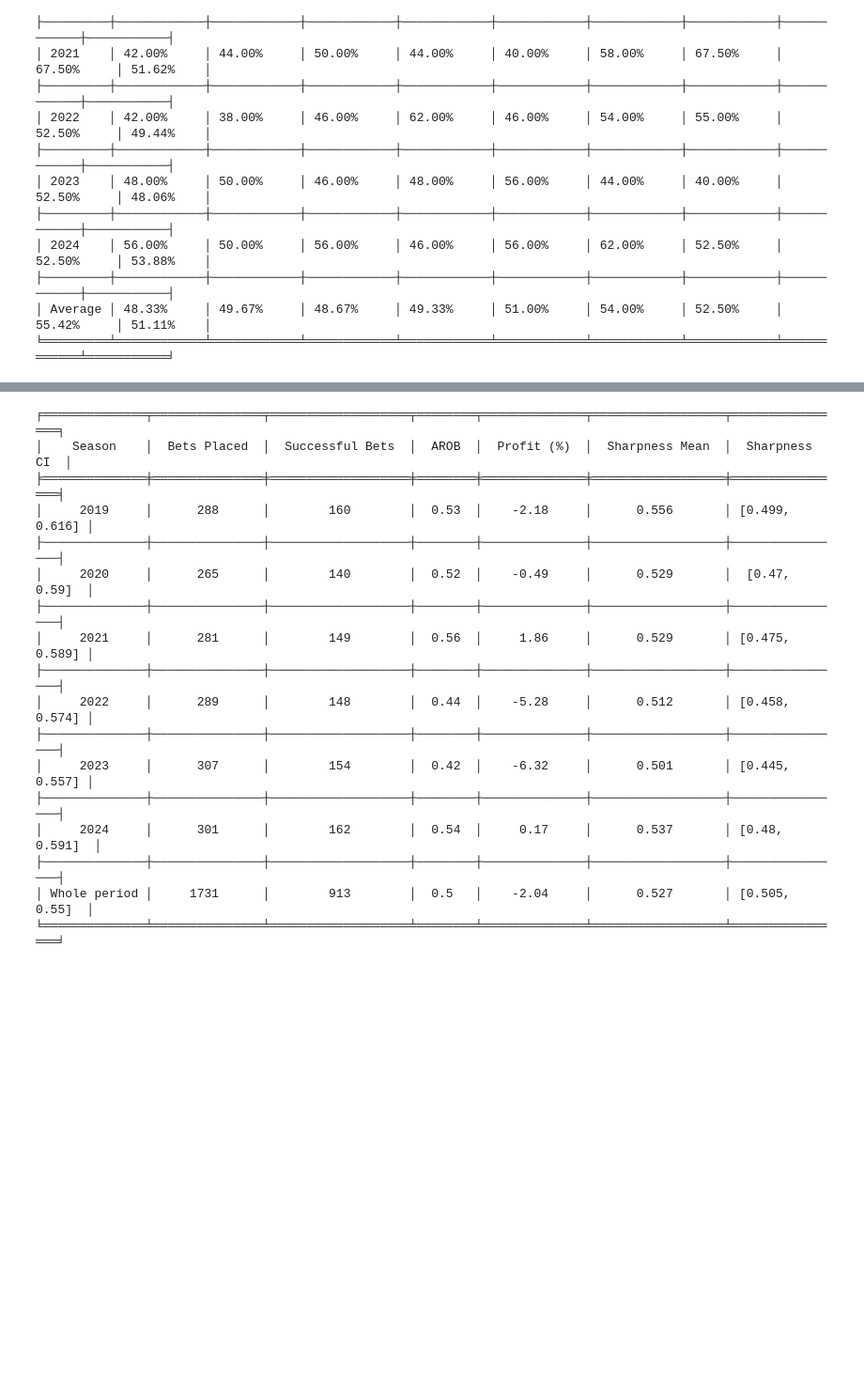
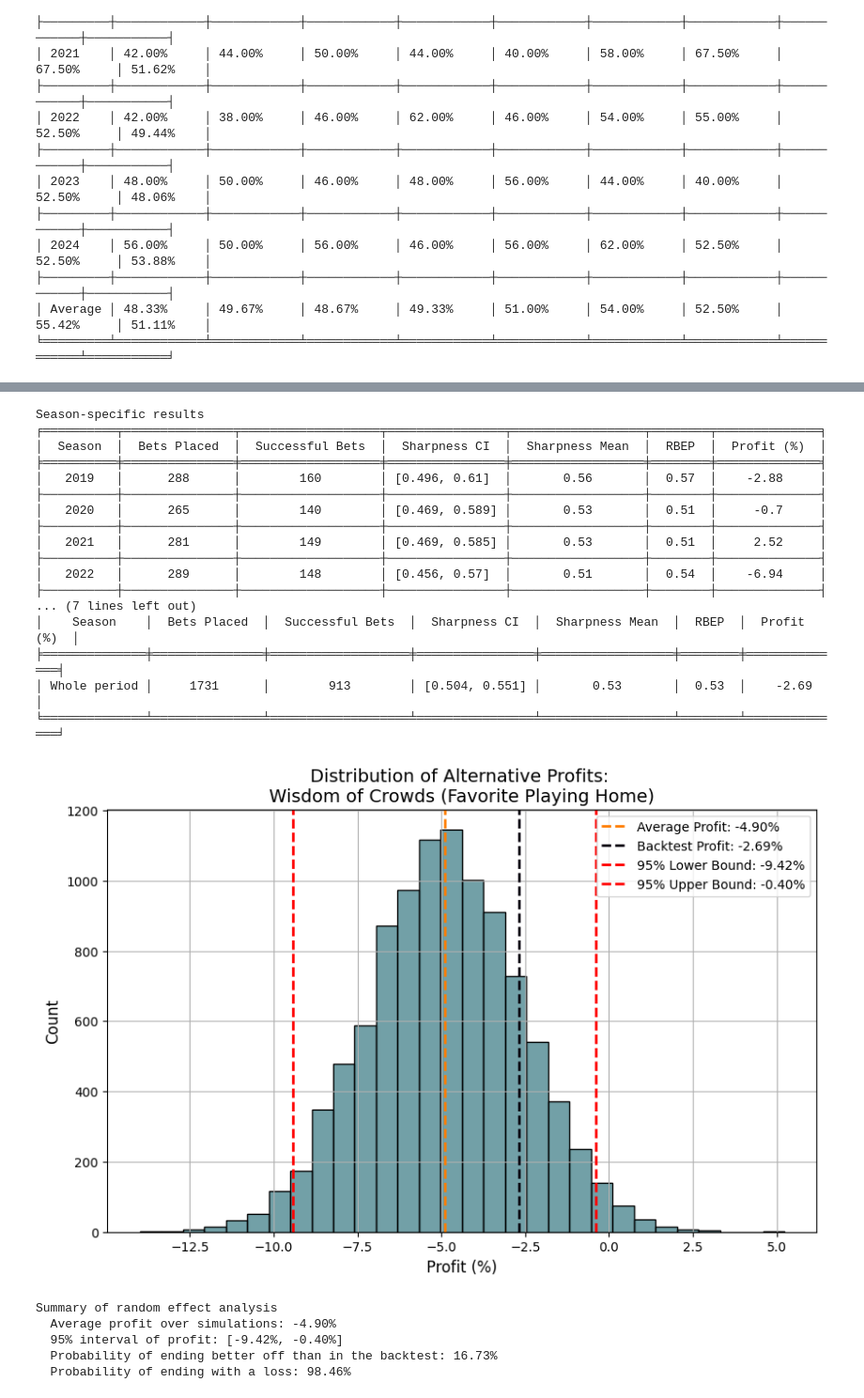
Before and after one commit to FelipeBandeira/capstone, a Jupyter notebook: 3. Wisdom of the crowds.ipynb, the cells around one changed output, grey strips where cells are left out. Shown: that part at 94% size. Saved outputs shown, nothing was run; the diff lists cells and outputs as text; code cells hidden in the pictures; blank space fills up the shorter version.

```diff
--- a/3. Wisdom of the crowds.ipynb
+++ b/3. Wisdom of the crowds.ipynb
@@ -606,21 +513,27 @@ def run_constrained_wisdom_of_crowds(df, seasons, category, placement):
 # %%
 seasons = [2019, 2020, 2021, 2022, 2023, 2024]
-run_constrained_wisdom_of_crowds(df, seasons, 'Fav', 'H')
+_ = bet_constrained_wisdom_of_crowds(df, seasons, 'Fav', 'H', "\nWisdom of Crowds (Favorite Playing Home)")
 # %% [output]
-╒══════════════╤═══════════════╤═══════════════════╤════════╤══════════════╤══════════════════╤════════════════╕
-│    Season    │  Bets Placed  │  Successful Bets  │  AROB  │  Profit (%)  │  Sharpness Mean  │  Sharpness CI  │
-╞══════════════╪═══════════════╪═══════════════════╪════════╪══════════════╪══════════════════╪════════════════╡
-│     2019     │      288      │        160        │  0.53  │    -2.18     │      0.556       │ [0.499, 0.616] │
-├──────────────┼───────────────┼───────────────────┼────────┼──────────────┼──────────────────┼────────────────┤
-│     2020     │      265      │        140        │  0.52  │    -0.49     │      0.529       │  [0.47, 0.59]  │
-├──────────────┼───────────────┼───────────────────┼────────┼──────────────┼──────────────────┼────────────────┤
-│     2021     │      281      │        149        │  0.56  │     1.86     │      0.529       │ [0.475, 0.589] │
-├──────────────┼───────────────┼───────────────────┼────────┼──────────────┼──────────────────┼────────────────┤
-│     2022     │      289      │        148        │  0.44  │    -5.28     │      0.512       │ [0.458, 0.574] │
-├──────────────┼───────────────┼───────────────────┼────────┼──────────────┼──────────────────┼────────────────┤
-│     2023     │      307      │        154        │  0.42  │    -6.32     │      0.501       │ [0.445, 0.557] │
-├──────────────┼───────────────┼───────────────────┼────────┼──────────────┼──────────────────┼────────────────┤
-│     2024     │      301      │        162        │  0.54  │     0.17     │      0.537       │ [0.48, 0.591]  │
-├──────────────┼───────────────┼───────────────────┼────────┼──────────────┼──────────────────┼────────────────┤
-│ Whole period │     1731      │        913        │  0.5   │    -2.04     │      0.527       │ [0.505, 0.55]  │
-╘══════════════╧═══════════════╧═══════════════════╧════════╧══════════════╧══════════════════╧════════════════╛
+Season-specific results
+╒══════════╤═══════════════╤═══════════════════╤════════════════╤══════════════════╤════════╤══════════════╕
+│  Season  │  Bets Placed  │  Successful Bets  │  Sharpness CI  │  Sharpness Mean  │  RBEP  │  Profit (%)  │
+╞══════════╪═══════════════╪═══════════════════╪════════════════╪══════════════════╪════════╪══════════════╡
+│   2019   │      288      │        160        │ [0.496, 0.61]  │       0.56       │  0.57  │    -2.88     │
+├──────────┼───────────────┼───────────────────┼────────────────┼──────────────────┼────────┼──────────────┤
+│   2020   │      265      │        140        │ [0.469, 0.589] │       0.53       │  0.51  │     -0.7     │
+├──────────┼───────────────┼───────────────────┼────────────────┼──────────────────┼────────┼──────────────┤
+│   2021   │      281      │        149        │ [0.469, 0.585] │       0.53       │  0.51  │     2.52     │
+├──────────┼───────────────┼───────────────────┼────────────────┼──────────────────┼────────┼──────────────┤
+│   2022   │      289      │        148        │ [0.456, 0.57]  │       0.51       │  0.54  │    -6.94     │
+├──────────┼───────────────┼───────────────────┼────────────────┼──────────────────┼────────┼──────────────┤
+... (7 lines left out)
+│    Season    │  Bets Placed  │  Successful Bets  │  Sharpness CI  │  Sharpness Mean  │  RBEP  │  Profit (%)  │
+╞══════════════╪═══════════════╪═══════════════════╪════════════════╪══════════════════╪════════╪══════════════╡
+│ Whole period │     1731      │        913        │ [0.504, 0.551] │       0.53       │  0.53  │    -2.69     │
+╘══════════════╧═══════════════╧═══════════════════╧════════════════╧══════════════════╧════════╧══════════════╛
+[figure, added]
+Summary of random effect analysis
+  Average profit over simulations: -4.90%
+  95% interval of profit: [-9.42%, -0.40%]
+  Probability of ending better off than in the backtest: 16.73%
+  Probability of ending with a loss: 98.46%
```
Also changed, not shown: parts of 32 cells of this notebook, 1 other file.
